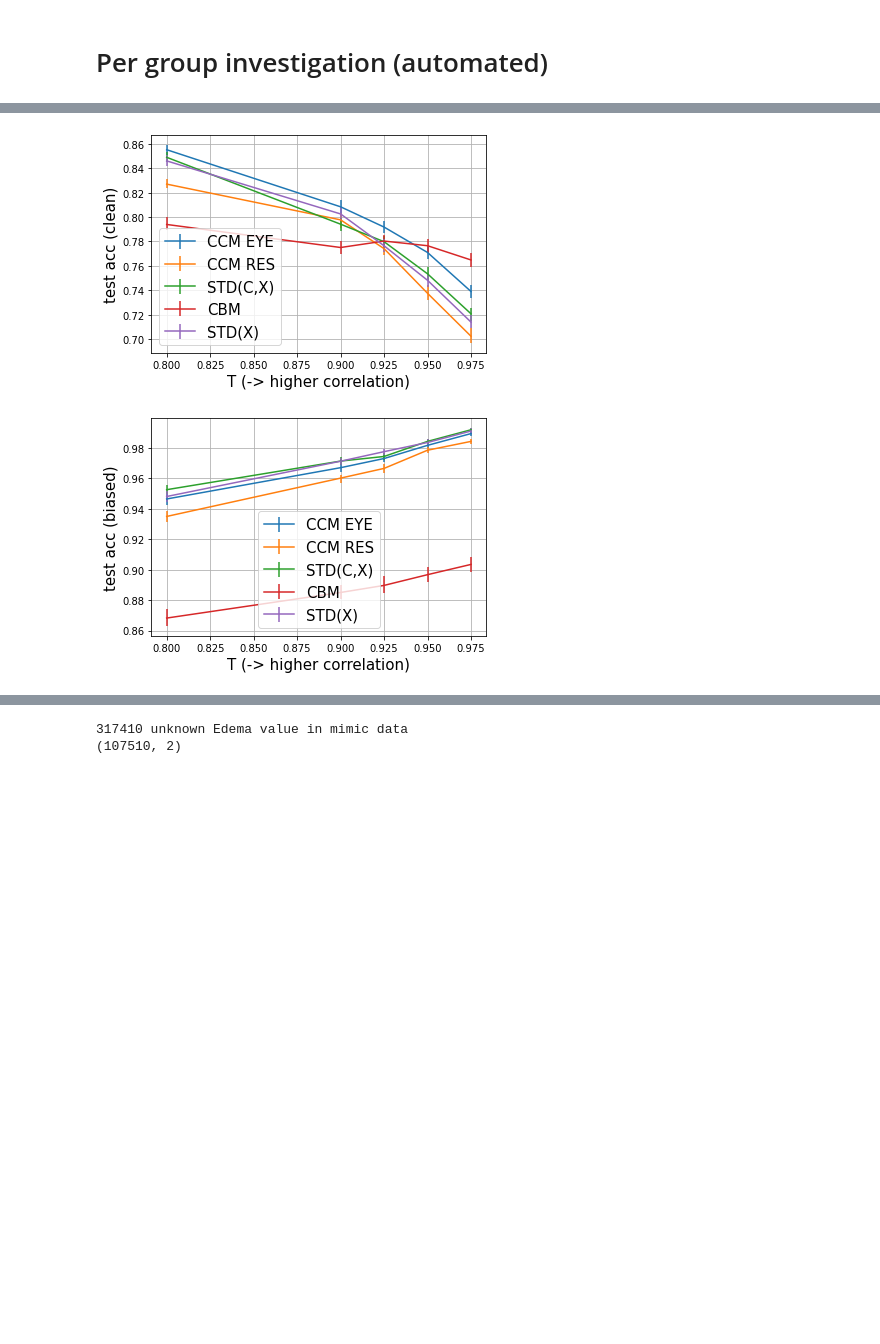
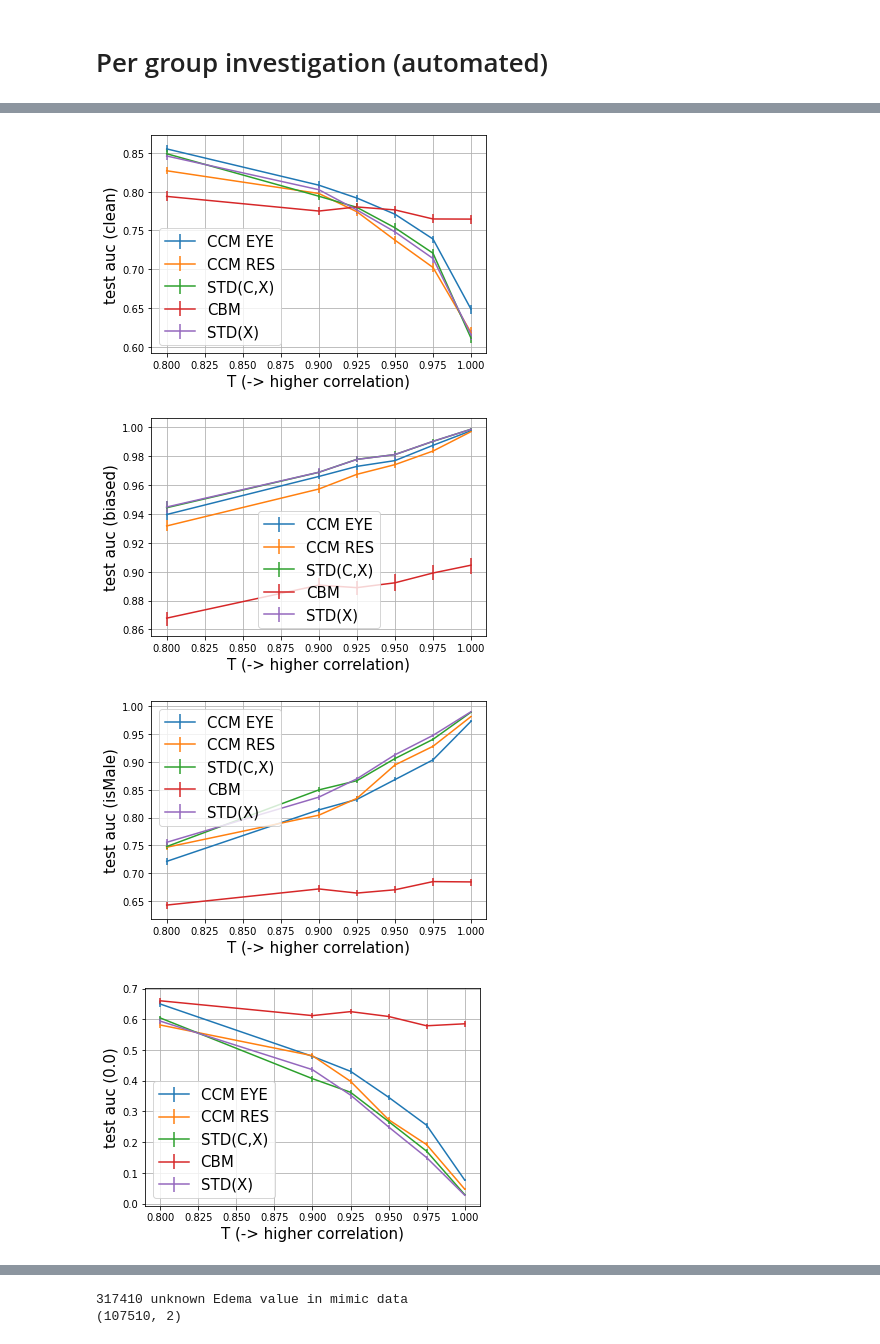
Before and after one commit to nathanwang000/ConceptCredibleModel, a Jupyter notebook: notebooks/mimic_stats.ipynb, the cells around one changed output, grey strips where cells are left out. Saved outputs shown, nothing was run; the diff lists cells and outputs as text; code cells hidden in the pictures; blank space fills up the shorter version.

```diff
--- a/notebooks/mimic_stats.ipynb
+++ b/notebooks/mimic_stats.ipynb
@@ -259,14 +150,0 @@ plt.show()
-# %%
-xlabel = "T (->higher correlation)"
-
-plot_d_noise(perf_dict_alpha, 2, "CCM EYE")
-plot_d_noise(perf_dict_ccmr, 2, "CCM RES")
-plot_d_noise(perf_dict_std, 2, "STD(C,X)")
-plot_d_noise(perf_dict_cbm, 2, "CBM")
-plot_d_noise(perf_dict_stdx, 2, "STD(X)")
-
-plt.ylabel('test auc (clean isMale)', fontsize=15)
-plt.xlabel(xlabel, fontsize=15)
-plt.legend(fontsize=15)
-plt.grid()
-plt.show()
@@ -386,37 +353,27 @@ for fn, t, alpha in filenames:
 # %%
 # plot result
 def plot_results(results, method_name, key):
     x = sorted(results[method_name].keys())
     values = np.array([results[method_name][x_][key] for x_ in x]) # (n, 3)
     y = values[:, 1]
     yerr = np.vstack([y - values[:, 0], values[:, 2] - y])
     plt.errorbar(x, y, yerr=yerr, label=method_name)
 
-xlabel = "T (-> higher correlation)"
-key = 'clean'
-plot_results(results, 'CCM EYE', key)
-plot_results(results, 'CCM RES', key)
-plot_results(results, 'STD(C,X)', key)
-plot_results(results, 'CBM', key)
-plot_results(results, 'STD(X)', key)
-plt.ylabel(f'test acc ({key})', fontsize=15)
-plt.xlabel(xlabel, fontsize=15)
-plt.legend(fontsize=15)
-plt.grid()
-plt.show()
-
-xlabel = "T (-> higher correlation)"
-key = 'biased'
-plot_results(results, 'CCM EYE', key)
-plot_results(results, 'CCM RES', key)
-plot_results(results, 'STD(C,X)', key)
-plot_results(results, 'CBM', key)
-plot_results(results, 'STD(X)', key)
-plt.ylabel(f'test acc ({key})', fontsize=15)
-plt.xlabel(xlabel, fontsize=15)
-plt.legend(fontsize=15)
-plt.grid()
-plt.show()
+# keys = ['clean', 'biased', 'isMale', 'male positive', 'male negative', 'female positive', 'female negative']
+for key in ['clean', 'biased', 'isMale', '0.0', '0.1', '0.2', '0.3', '0.4', '0.5', '0.6', '0.7', '0.8', '0.9', '1.0']:
+    xlabel = "T (-> higher correlation)"
+    plot_results(results, 'CCM EYE', key)
+    plot_results(results, 'CCM RES', key)
+    plot_results(results, 'STD(C,X)', key)
+    plot_results(results, 'CBM', key)
+    plot_results(results, 'STD(X)', key)
+    plt.ylabel(f'test auc ({key})', fontsize=15)
+    plt.xlabel(xlabel, fontsize=15)
+    plt.legend(fontsize=15)
+    plt.grid()
+    plt.show()
 # %% [output]
-[figure, old version]
+[figure, new version]
-[figure, old version]
+[figure, new version]
+[figure, added]
+[figure, added]
```
Also changed, not shown: parts of 17 cells of this notebook.
